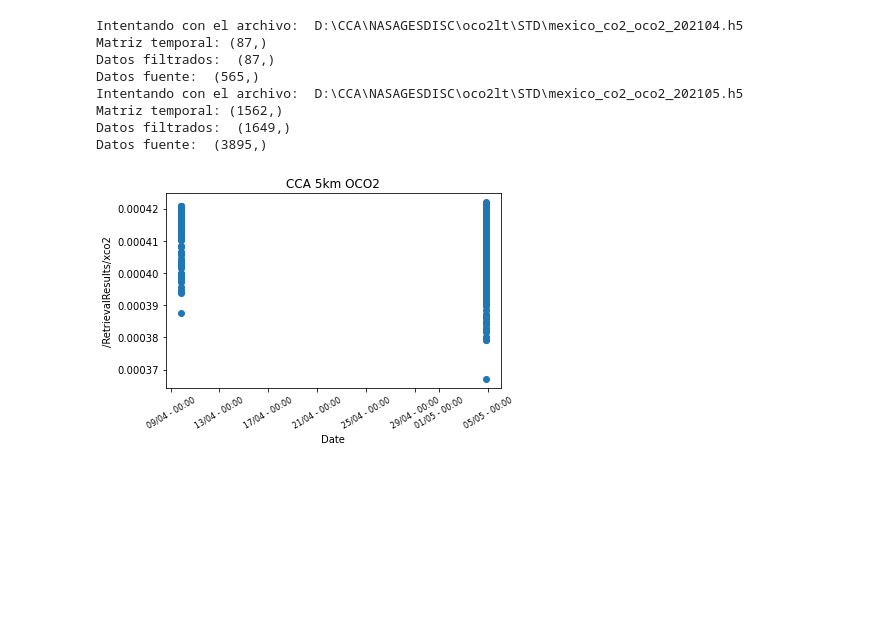
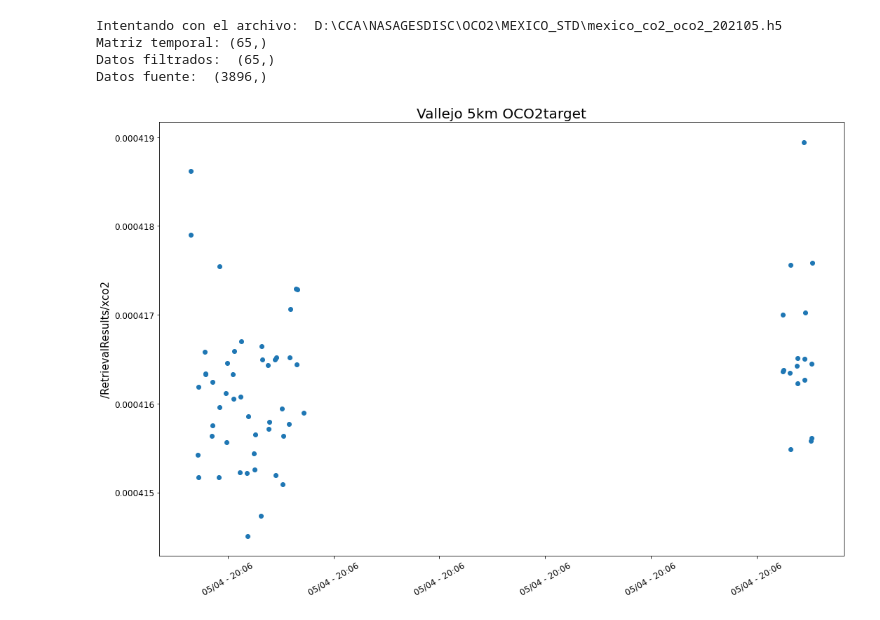
Before and after one commit to mixtli-c/cca-jupyter, a Jupyter notebook: time_seriesv3.ipynb, the cells around one changed output. Saved outputs shown, nothing was run; the diff lists cells and outputs as text; code cells hidden in the pictures; blank space fills up the shorter version.

```diff
--- a/time_seriesv3.ipynb
+++ b/time_seriesv3.ipynb
@@ -12,34 +12,37 @@ import datetime as dt
 
 # nombre del sitio, extension, tipo de fuente (e.g. LtCO2 o target)
 # para generar titulo del grafico y nombre de archivo de salida
-location_name = 'CCA'
+location_name = 'Vallejo'
 size = '5km'
-sourcetype = 'OCO2'
+sourcetype = 'OCO2target'
 plotname = location_name + ' ' + size + ' ' + sourcetype
 filename = location_name + '_' + size + '_' + sourcetype
 
 # direccion de los archivos HDF de entrada y salidda
 # nombre semilla de los archivos (e.g. mexico_oco3_target, o mexico_oco3_early)
-path_hdfin = "D:\\CCA\\NASAGESDISC\\oco2lt\\STD\\"
+path_hdfin = "D:\\CCA\\NASAGESDISC\\OCO2\\MEXICO_STD\\"
 seedname = 'mexico_co2_oco2_'
-path_hdfout = "D:\\CCA\\NASAGESDISC\\oco2lt\\STD\\timeseries\\"
-path_plotout = "D:\\CCA\\NASAGESDISC\\oco2lt\\STD\\timeseries\\"
-name_hdfout = path_hdfout + filename + '.h5'
-name_plotout = path_plotout + filename + '.png'
+path_hdfout = "D:\\CCA\\NASAGESDISC\\OCO2\\timeseries_std\\"
+path_plotout = "D:\\CCA\\NASAGESDISC\\OCO2\\timeseries_std\\"
+name_hdfout = path_hdfout + filename + '_20210504.h5'
+name_plotout = path_plotout + filename + '_20210504.png'
 
 # nombre en el archivo HDF de las variables de latitud (y), longitud (x), y de interes (z)
 # aqui se incluye el nombre de POSIX (tepoch) por si se llegase a cambiar
 # NOTA, estos valores tienen que ser escalares, vectores (e.g. columna de co2) van a generar error
-latname = 'lat'
-lonname = 'lon'
+latname = '/RetrievalGeometry/retrieval_latitude'
+lonname = '/RetrievalGeometry/retrieval_longitude'
 zname = '/RetrievalResults/xco2'
+#latname = 'lat'
+#lonname = 'lon'
+#zname = '/xco2'
 epochname = 'tepoch'
 
 # inicializacion de las condiciones : anyo, mes (o meses), punto de interes (lat y lon), tamanyo de grid deseado
 years = [2021]
-months = np.arange(4,6)                           # np.arange(n,m) genera un arreglo con primer elemento n y ultimo m-1
-latpoint = 19.3262                               # latitud del punto de interes
-lonpoint = -99.1761                                 # longitud del punto de interes
+months = np.arange(5,6)                           # np.arange(n,m) genera un arreglo con primer elemento n y ultimo m-1
+latpoint = 19.483781                               # latitud del punto de interes
+lonpoint = -99.147                                 # longitud del punto de interes
 radiuskm = 5                                  # radio del grid en km
 gridsize = radiuskm/110.567                  # tamanyo del grid en fraccion de grados
 
@@ -153,14 +156,10 @@ for year in years:
             print('no hay datos para %i-%02i' %(year,month))
             continue
 # %% [output]
-Intentando con el archivo:  D:\CCA\NASAGESDISC\oco2lt\STD\mexico_co2_oco2_202104.h5
-Matriz temporal: (87,)
-Datos filtrados:  (87,)
-Datos fuente:  (565,)
-Intentando con el archivo:  D:\CCA\NASAGESDISC\oco2lt\STD\mexico_co2_oco2_202105.h5
-Matriz temporal: (1562,)
-Datos filtrados:  (1649,)
-Datos fuente:  (3895,)
+Intentando con el archivo:  D:\CCA\NASAGESDISC\OCO2\MEXICO_STD\mexico_co2_oco2_202105.h5
+Matriz temporal: (65,)
+Datos filtrados:  (65,)
+Datos fuente:  (3896,)
 # %%
 fh5=h5py.File(name_hdfout,'w')
 dset=fh5.create_dataset(filename,data=datos,maxshape=(None,))
@@ -169,20 +168,21 @@ fh5.close()
 # %%
 # grafica una serie de tiempo sencilla con los datos filtrados por las condiciones
 time = np.array([dt.datetime.utcfromtimestamp(ele) for ele in datos[epochname]])
 locator = mdates.AutoDateLocator()
-formatter = mdates.DateFormatter('%d/%m - %H:%M')
-fig, ax = plt.subplots()
+formatter = mdates.DateFormatter('%m/%d - %H:%M')
+fig, ax = plt.subplots(figsize=(15,10))
 plt.plot_date(time,datos[zname])
 ax.xaxis.set_major_formatter(formatter)
-ax.xaxis.set_tick_params(rotation=30, labelsize=8)
-plt.xlabel('Date')
-plt.ylabel(zname)
-plt.title(plotname)
+ax.xaxis.set_tick_params(rotation=30, labelsize=12)
+ax.yaxis.set_tick_params(labelsize=12)
+#plt.xlabel('Date')
+plt.ylabel(zname, size =15)
+plt.title(plotname, size =20)
 plt.tight_layout()
 plt.savefig(name_plotout)
 plt.show()
 # %% [output]
-[figure, old version]
+[figure, new version]
 # %%
 # testing
 # print(datos[:,0])
```
Also changed, not shown: 5 other files.
